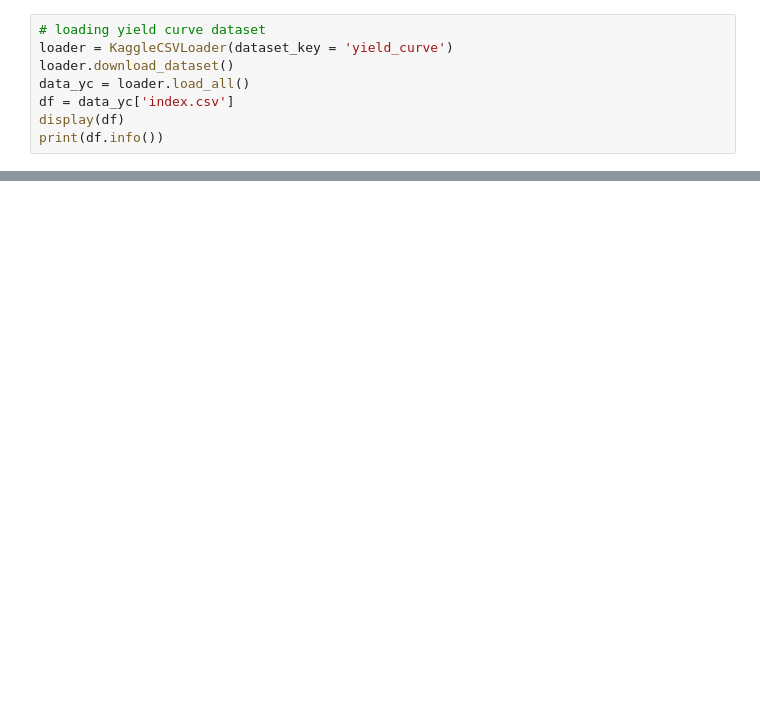
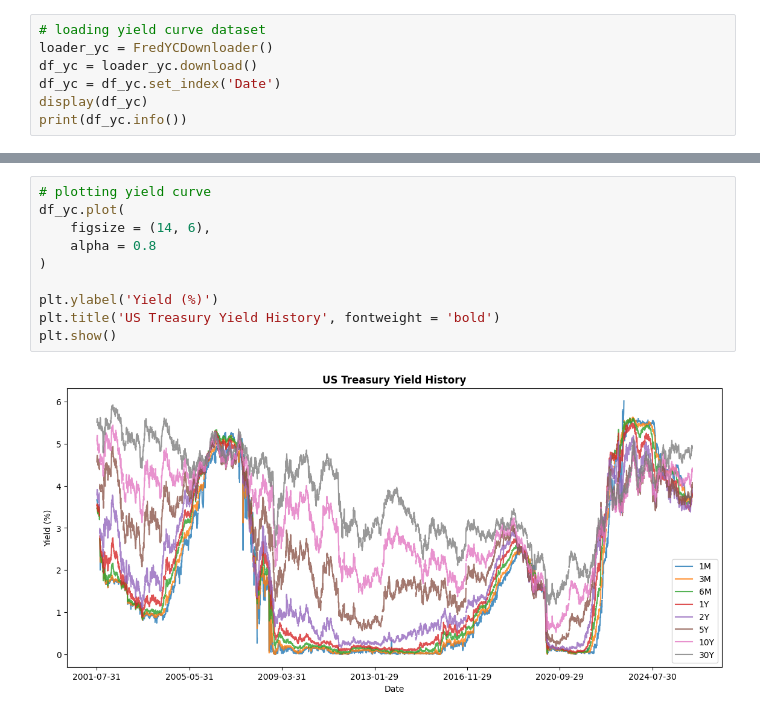
Before and after one commit to gorkemyencak/IRRBB-engine, a Jupyter notebook: notebooks/01_yield_curve_exploration.ipynb, the cells around one changed output, grey strips where cells are left out. Cells and saved outputs as stored; diff of their text form; blank space fills up the shorter version.

```diff
--- a/notebooks/01_yield_curve_exploration.ipynb
+++ b/notebooks/01_yield_curve_exploration.ipynb
@@ -12,10 +13,9 @@ from src.data.kaggle_loader import KaggleCSVLoader
 from src.data.fred_downloader import FredYCDownloader
 # %%
 # loading yield curve dataset
-loader = KaggleCSVLoader(dataset_key = 'yield_curve')
-loader.download_dataset()
-data_yc = loader.load_all()
-df = data_yc['index.csv']
-display(df)
-print(df.info())
+loader_yc = FredYCDownloader()
+df_yc = loader_yc.download()
+df_yc = df_yc.set_index('Date')
+display(df_yc)
+print(df_yc.info())
 # %% [output]
@@ -37,0 +82,12 @@ print(df.isna().sum())
+# %%
+# plotting yield curve
+df_yc.plot(
+    figsize = (14, 6),
+    alpha = 0.8
+)
+
+plt.ylabel('Yield (%)')
+plt.title('US Treasury Yield History', fontweight = 'bold')
+plt.show()
+# %% [output]
+[figure, added]
```
Also changed, not shown: parts of 6 cells of this notebook.
